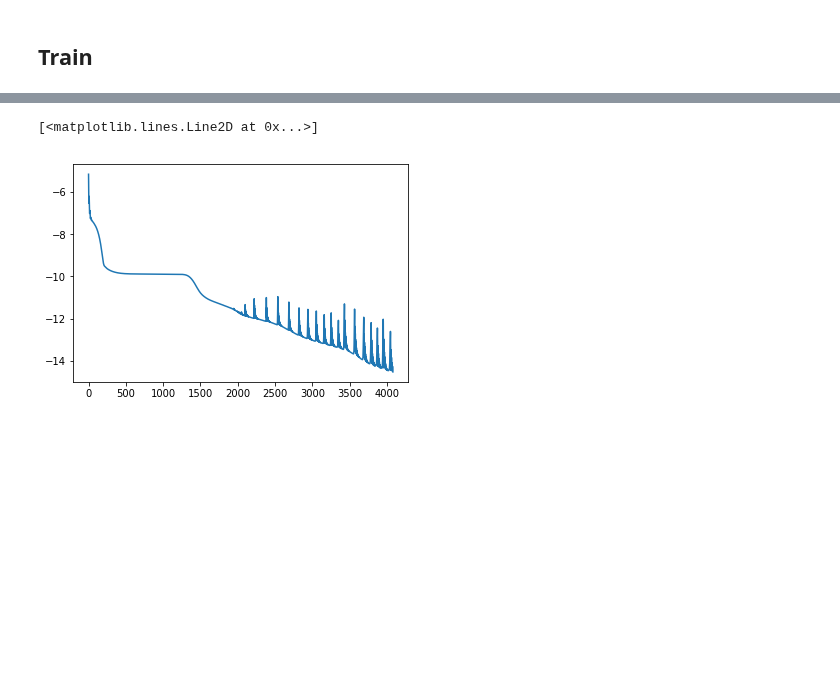
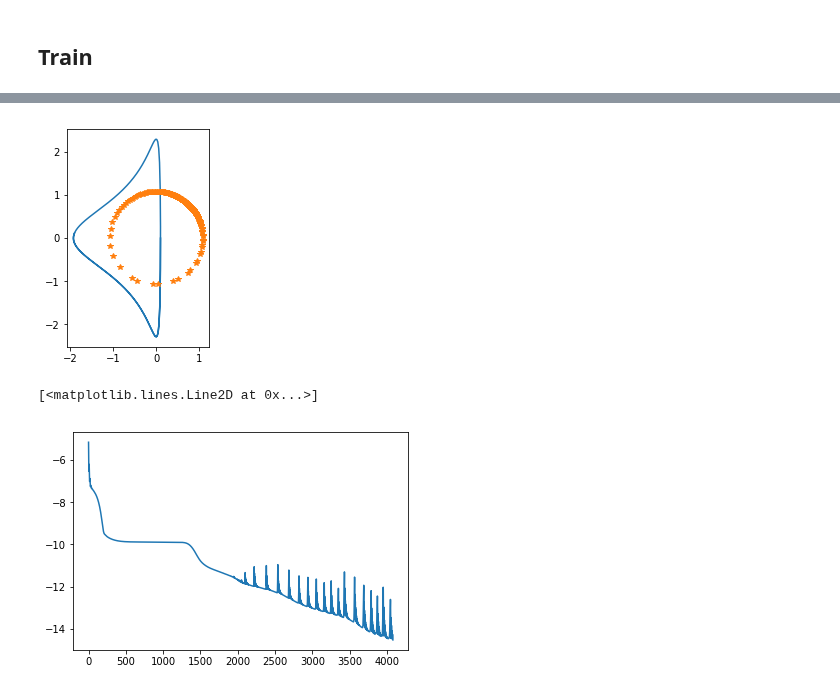
Before and after one commit to rbondesan/CanonicalFlows, a Jupyter notebook: notebooks/kepler-traj.ipynb, the cells around one changed output, grey strips where cells are left out. Saved outputs shown, nothing was run; the diff lists cells and outputs as text; code cells hidden in the pictures; blank space fills up the shorter version.

```diff
--- a/notebooks/kepler-traj.ipynb
+++ b/notebooks/kepler-traj.ipynb
@@ -323,4 +248,12 @@ Loss at 25000 is 0.07871344685554504
 KeyboardInterrupt:
+# %%
+n = 0
+plt.plot(qtraj[:,n,0,0], ptraj[:,n,0,0], '-')
+plt.plot(qhat_traj[:,n,0,0], phat_traj[:,n,0,0], '*')
+plt.gca().set_aspect('equal', adjustable='box')
+plt.savefig('../results/kepler_t2c.png')
+# %% [output]
+[figure, added]
 # %%
 plt.plot(np.log(losses[:]))
 # %% [output]
```
Also changed, not shown: parts of 10 cells of this notebook, 4 other files.
